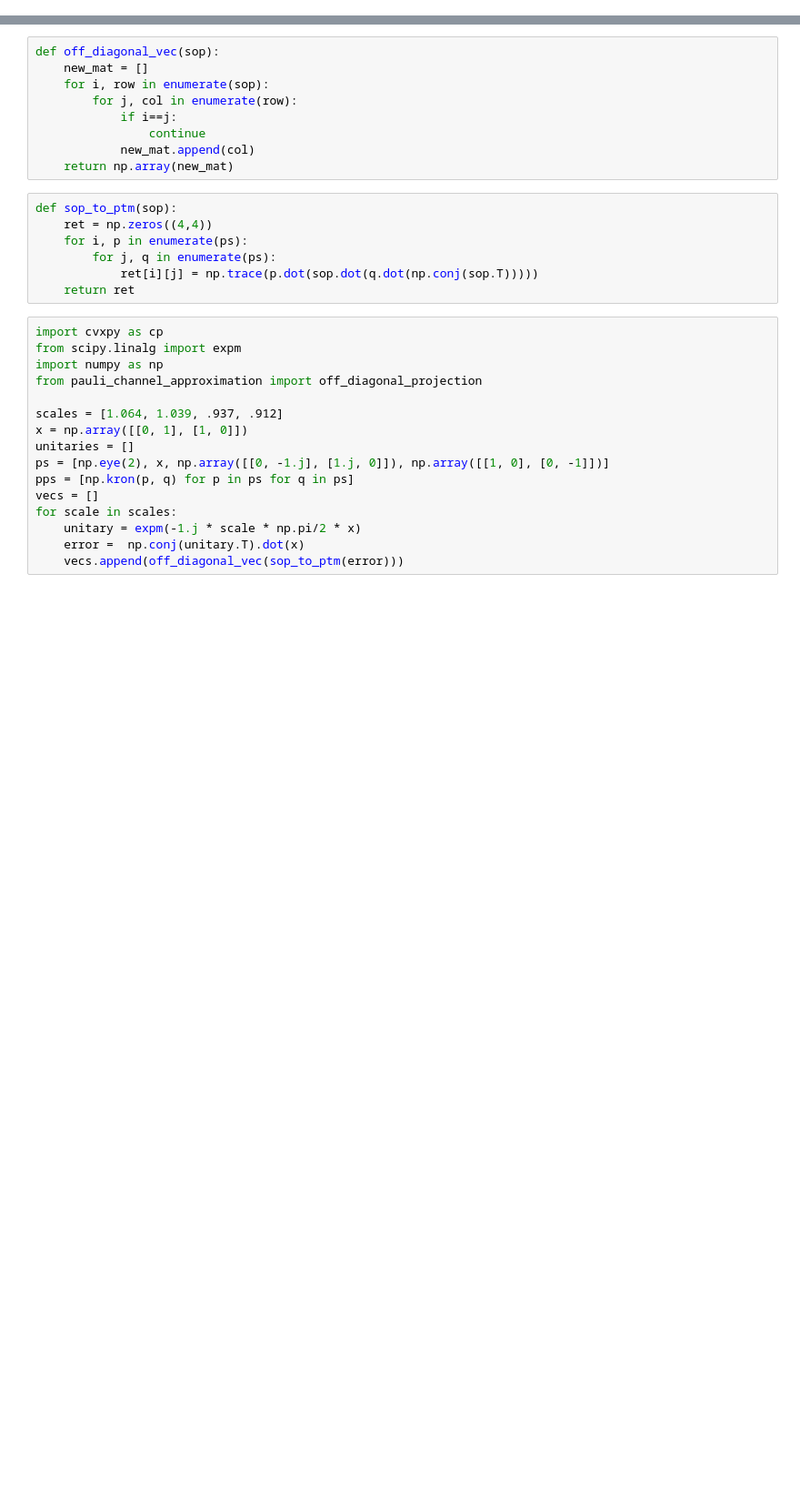
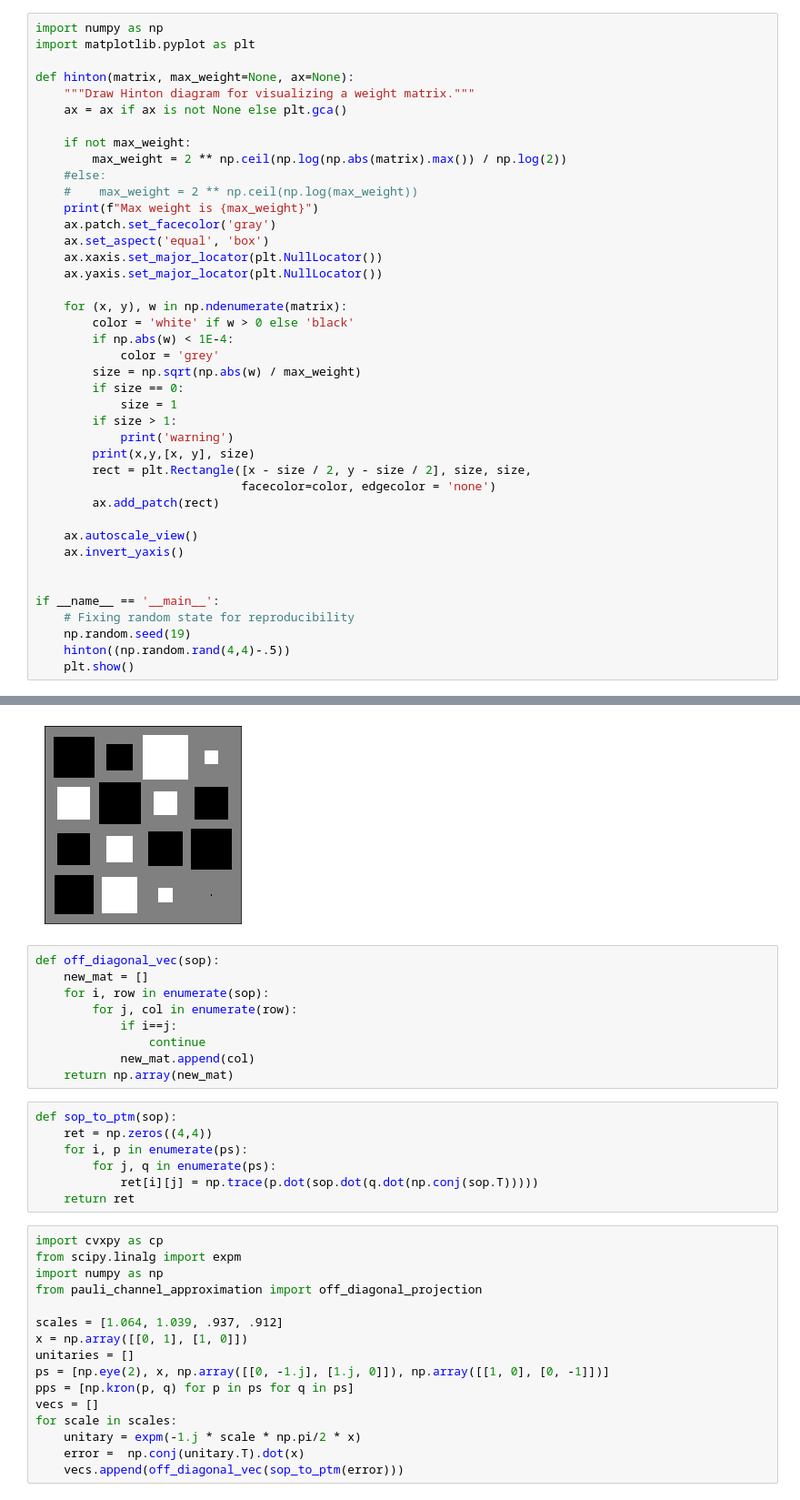
Before and after one commit to ampolloreno/decorrelating_errors, a Jupyter notebook: data/one_qubit_numeric/Regenerating Probabilities from Experiment.ipynb, the cells around one changed output, grey strips where cells are left out. Shown at 91% size. Saved outputs shown, nothing was run; the diff lists cells and outputs as text; blank space fills up the shorter version.

Commit message:
Changing PTM plot to a Hinton diagram of the error generator.

```diff
--- a/data/one_qubit_numeric/Regenerating Probabilities from Experiment.ipynb
+++ b/data/one_qubit_numeric/Regenerating Probabilities from Experiment.ipynb
@@ -0,0 +1,42 @@
+# %%
+import numpy as np
+import matplotlib.pyplot as plt
+
+def hinton(matrix, max_weight=None, ax=None):
+    """Draw Hinton diagram for visualizing a weight matrix."""
+    ax = ax if ax is not None else plt.gca()
+
+    if not max_weight:
+        max_weight = 2 ** np.ceil(np.log(np.abs(matrix).max()) / np.log(2))
+    #else:
+    #    max_weight = 2 ** np.ceil(np.log(max_weight))
+    print(f"Max weight is {max_weight}")
+    ax.patch.set_facecolor('gray')
+    ax.set_aspect('equal', 'box')
+    ax.xaxis.set_major_locator(plt.NullLocator())
+    ax.yaxis.set_major_locator(plt.NullLocator())
+
+    for (x, y), w in np.ndenumerate(matrix):
+        color = 'white' if w > 0 else 'black'
+        if np.abs(w) < 1E-4:
+            color = 'grey'
+        size = np.sqrt(np.abs(w) / max_weight)
+        if size == 0:
+            size = 1
+        if size > 1:
+            print('warning')
+        print(x,y,[x, y], size)
+        rect = plt.Rectangle([x - size / 2, y - size / 2], size, size,
+                             facecolor=color, edgecolor = 'none')
+        ax.add_patch(rect)
+
+    ax.autoscale_view()
+    ax.invert_yaxis()
+
+
+if __name__ == '__main__':
+    # Fixing random state for reproducibility
+    np.random.seed(19)
+    hinton((np.random.rand(4,4)-.5))
+    plt.show()
+# %% [output]
@@ -1,3 +60,4 @@
+[figure, added]
 # %%
 def off_diagonal_vec(sop):
     new_mat = []
```
Also changed, not shown: parts of 9 cells of this notebook, 4 other files.
